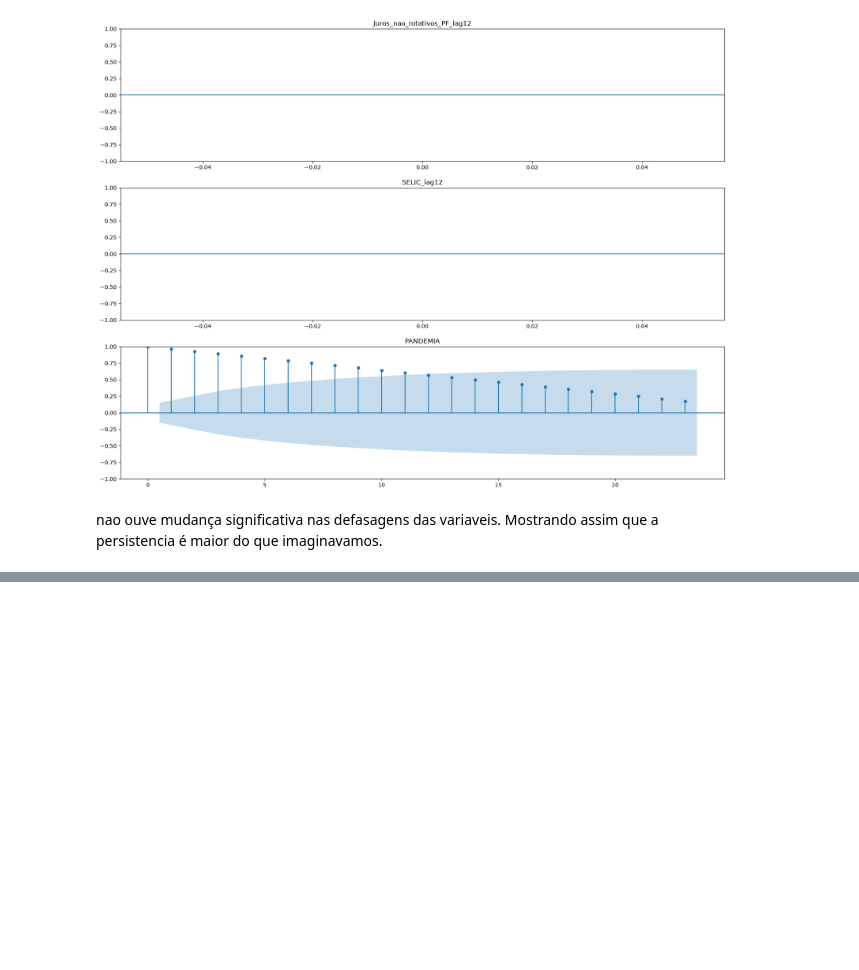
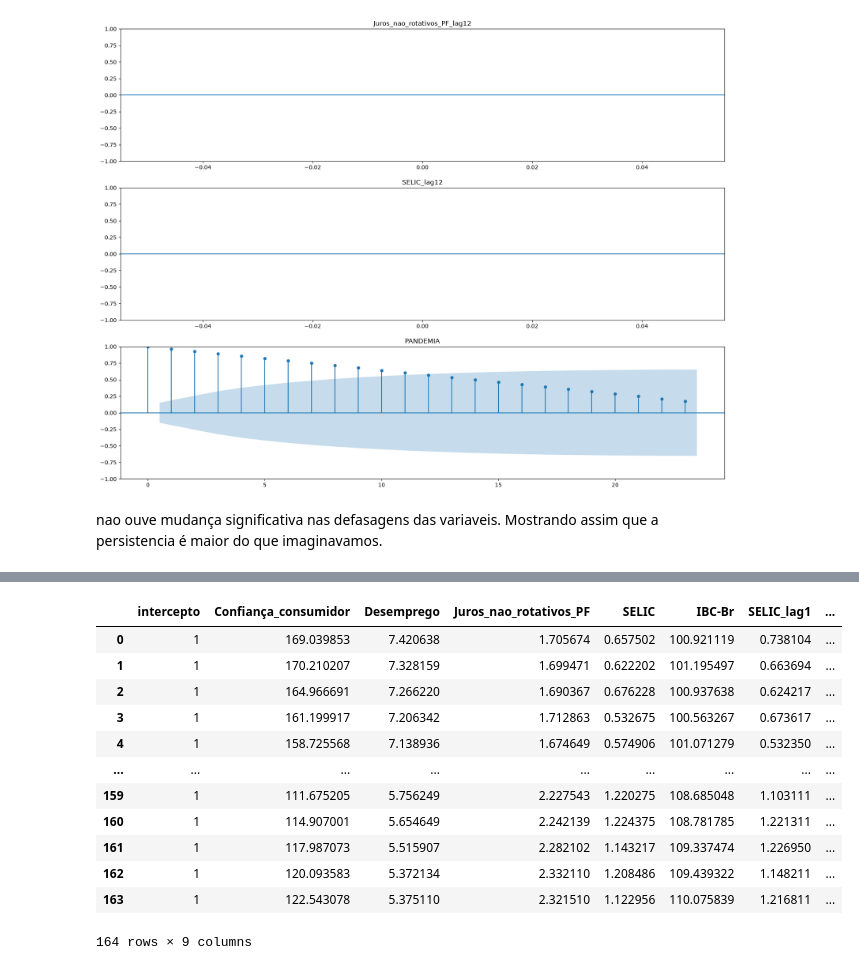
Before and after one commit to WesleySouza13/MacroEconomic-Modeling-Inverse-Problems-for-Default-Estimation-, a Jupyter notebook: notebooks/EDA.ipynb, the cells around one changed output, grey strips where cells are left out. Drawn from its saved outputs; the diff is of its cells as text; code cells hidden in the pictures; blank space fills up the shorter version.

```diff
--- a/notebooks/EDA.ipynb
+++ b/notebooks/EDA.ipynb
@@ -395,0 +441,29 @@ X_train.shape
+# %%
+X_train = X_train.reset_index()
+path_modelagem = os.path.join('..', 'modeling', 'scripts', 'output', 'data_modelagem.txt')
+path_vetor_y = os.path.join('..','modeling', 'scripts', 'output', 'vetor_resposta.txt')
+vetor_resposta = y_train
+vetor_resposta.to_csv(path_vetor_y, sep=',', index=False)
+X_train = X_train.reset_index(drop=True)
+X_train= X_train.drop(['data', 'Inadimplencia_PF'], axis=1)
+X_train.insert(0, 'intercepto',1)
+# %%
+#X_train = X_train.drop('index', axis=1)
+X_train = X_train.dropna()
+X_train.to_csv(path_modelagem, sep=',', index=False)
+# %%
+X_train
+# %% [output]
+|  | intercepto | Confiança_consumidor | Desemprego | Juros_nao_rotativos_PF | SELIC | IBC-Br | SELIC_lag1 | ... |
+| 0 | 1 | 169.039853 | 7.420638 | 1.705674 | 0.657502 | 100.921119 | 0.738104 | ... |
+| 1 | 1 | 170.210207 | 7.328159 | 1.699471 | 0.622202 | 101.195497 | 0.663694 | ... |
+| 2 | 1 | 164.966691 | 7.266220 | 1.690367 | 0.676228 | 100.937638 | 0.624217 | ... |
+| 3 | 1 | 161.199917 | 7.206342 | 1.712863 | 0.532675 | 100.563267 | 0.673617 | ... |
+| 4 | 1 | 158.725568 | 7.138936 | 1.674649 | 0.574906 | 101.071279 | 0.532350 | ... |
+| ... | ... | ... | ... | ... | ... | ... | ... | ... |
+| 159 | 1 | 111.675205 | 5.756249 | 2.227543 | 1.220275 | 108.685048 | 1.103111 | ... |
+| 160 | 1 | 114.907001 | 5.654649 | 2.242139 | 1.224375 | 108.781785 | 1.221311 | ... |
+| 161 | 1 | 117.987073 | 5.515907 | 2.282102 | 1.143217 | 109.337474 | 1.226950 | ... |
+| 162 | 1 | 120.093583 | 5.372134 | 2.332110 | 1.208486 | 109.439322 | 1.148211 | ... |
+| 163 | 1 | 122.543078 | 5.375110 | 2.321510 | 1.122956 | 110.075839 | 1.216811 | ... |
+164 rows × 9 columns
```
Also changed, not shown: parts of 11 cells of this notebook, 5 other files.
